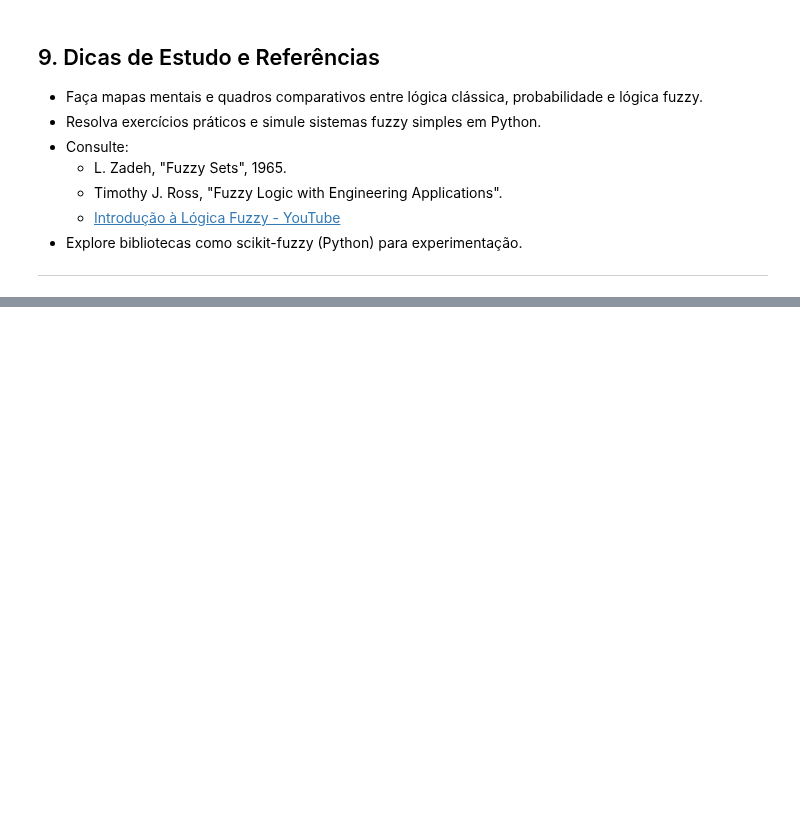
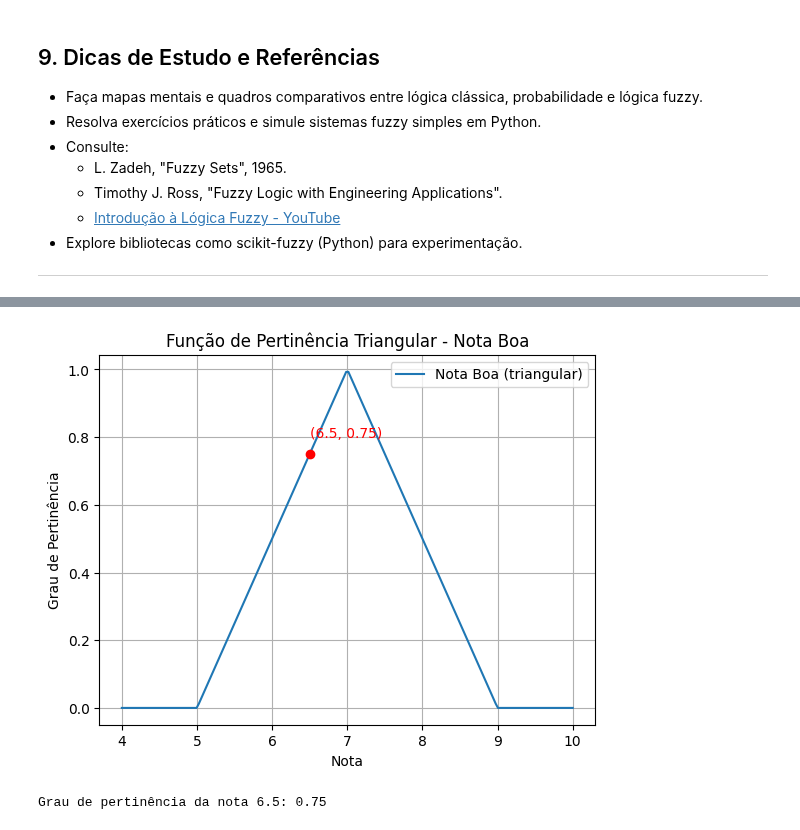
Before and after one commit to LeonardoVieiraGuimaraes/InteligenciaComputacional, a Jupyter notebook: estudoProva.ipynb, the cells around one changed output, grey strips where cells are left out. Drawn from its saved outputs; the diff is of its cells as text; code cells hidden in the pictures; blank space fills up the shorter version.

```diff
--- a/estudoProva.ipynb
+++ b/estudoProva.ipynb
@@ -261,0 +273,29 @@ Explique, com exemplos, a diferença entre probabilidade e pertinência fuzzy.
+# %%
+import numpy as np
+import matplotlib.pyplot as plt
+
+def triangular(x, a, b, c):
+    return np.maximum(np.minimum((x - a)/(b - a), (c - x)/(c - b)), 0)
+
+# Parâmetros da função triangular
+a, b, c = 5, 7, 9
+x = np.linspace(4, 10, 200)
+y = triangular(x, a, b, c)
+
+nota = 6.5
+pertinencia = triangular(nota, a, b, c)
+
+plt.plot(x, y, label='Nota Boa (triangular)')
+plt.scatter([nota], [pertinencia], color='red', zorder=5)
+plt.text(nota, pertinencia+0.05, f'({nota}, {pertinencia:.2f})', color='red')
+plt.title('Função de Pertinência Triangular - Nota Boa')
+plt.xlabel('Nota')
+plt.ylabel('Grau de Pertinência')
+plt.grid(True)
+plt.legend()
+plt.show()
+
+print(f"Grau de pertinência da nota {nota}: {pertinencia:.2f}")
+# %% [output]
+[figure, added]
+Grau de pertinência da nota 6.5: 0.75
```
Also changed, not shown: parts of 36 cells of this notebook, 3 other files.
